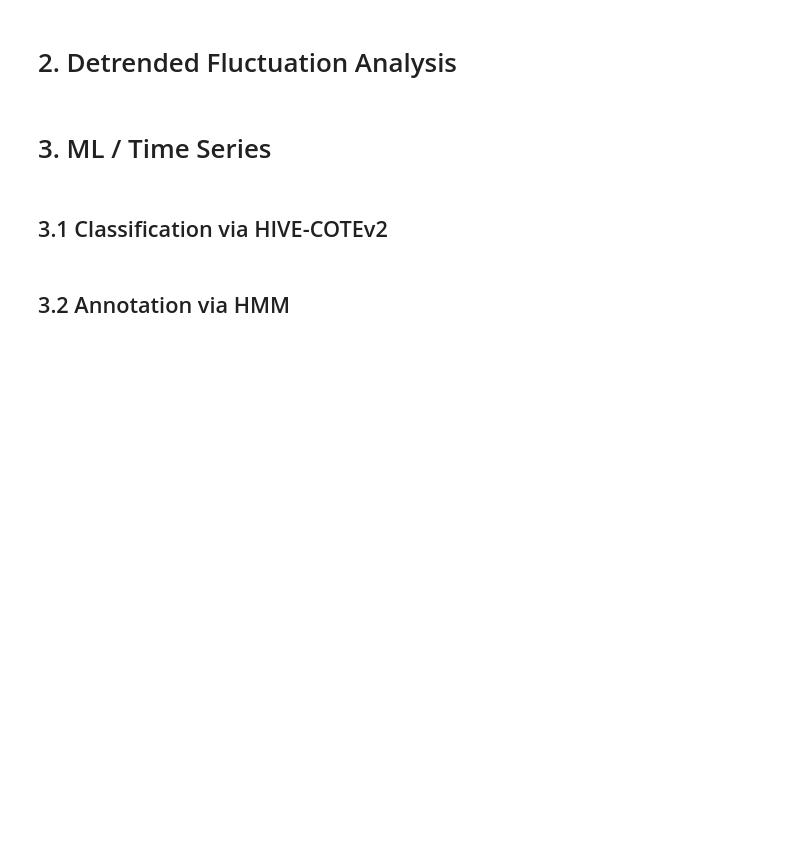
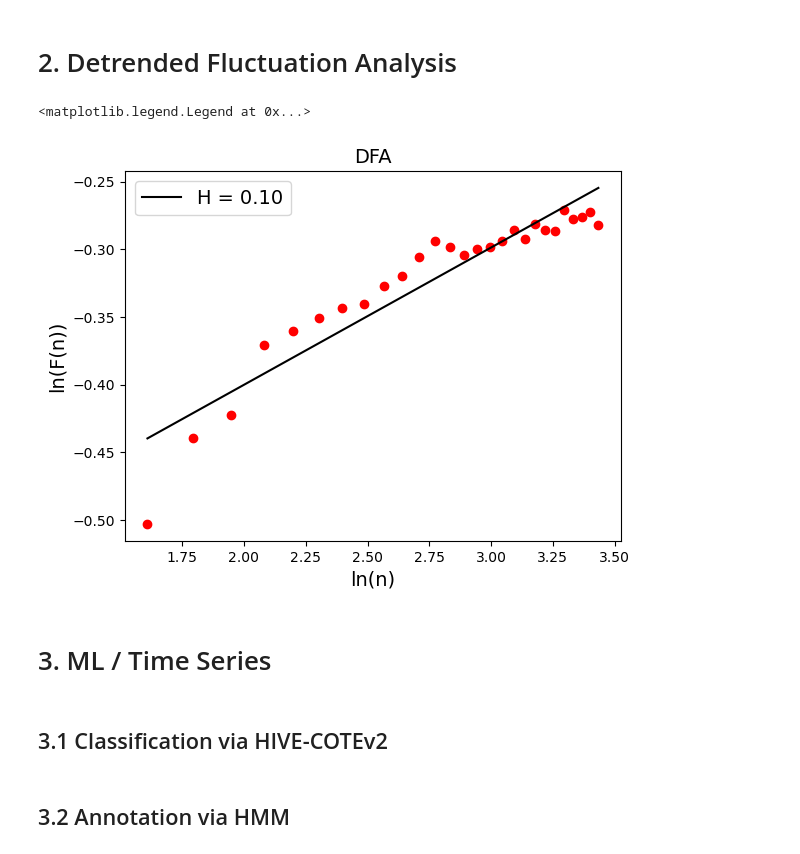
Before and after one commit to brozena/oura_mood_VAR, a Jupyter notebook: notebooks/project.ipynb, the cells around one changed output. Drawn from its saved outputs; the diff is of its cells as text; code cells hidden in the pictures; blank space fills up the shorter version.

```diff
--- a/notebooks/project.ipynb
+++ b/notebooks/project.ipynb
@@ -392,3 +397,22 @@ irf.plot(orth=False);
+# %%
+winSizes = fu.linRangeByStep(5, 31)
+revSeg = True
+polOrd = 1
+
+dfa = fathon.DFA(ts['depressed'])
+n, F = dfa.computeFlucVec(winSizes, revSeg=revSeg, polOrd=polOrd)
+
+H, H_intercept = dfa.fitFlucVec()
+# %%
+plt.plot(np.log(n), np.log(F), 'ro')
+plt.plot(np.log(n), H_intercept+H*np.log(n), 'k-', label='H = {:.2f}'.format(H))
+plt.xlabel('ln(n)', fontsize=14)
+plt.ylabel('ln(F(n))', fontsize=14)
+plt.title('DFA', fontsize=14)
+plt.legend(loc=0, fontsize=14)
+# %% [output]
+<matplotlib.legend.Legend at 0x...>
+[figure, added]
 # %% [markdown]
 # 3. ML / Time Series
 # %% [markdown]
```
Also changed, not shown: parts of 7 cells of this notebook.
